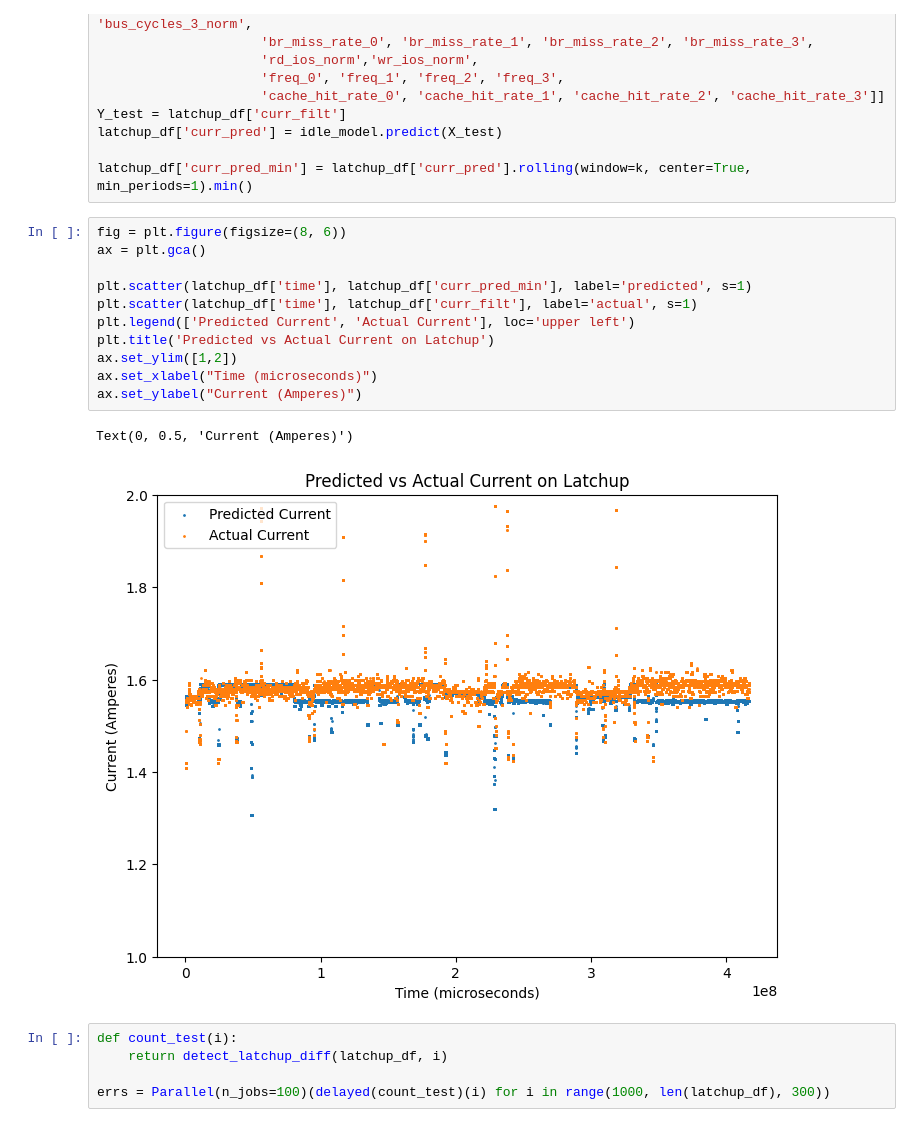
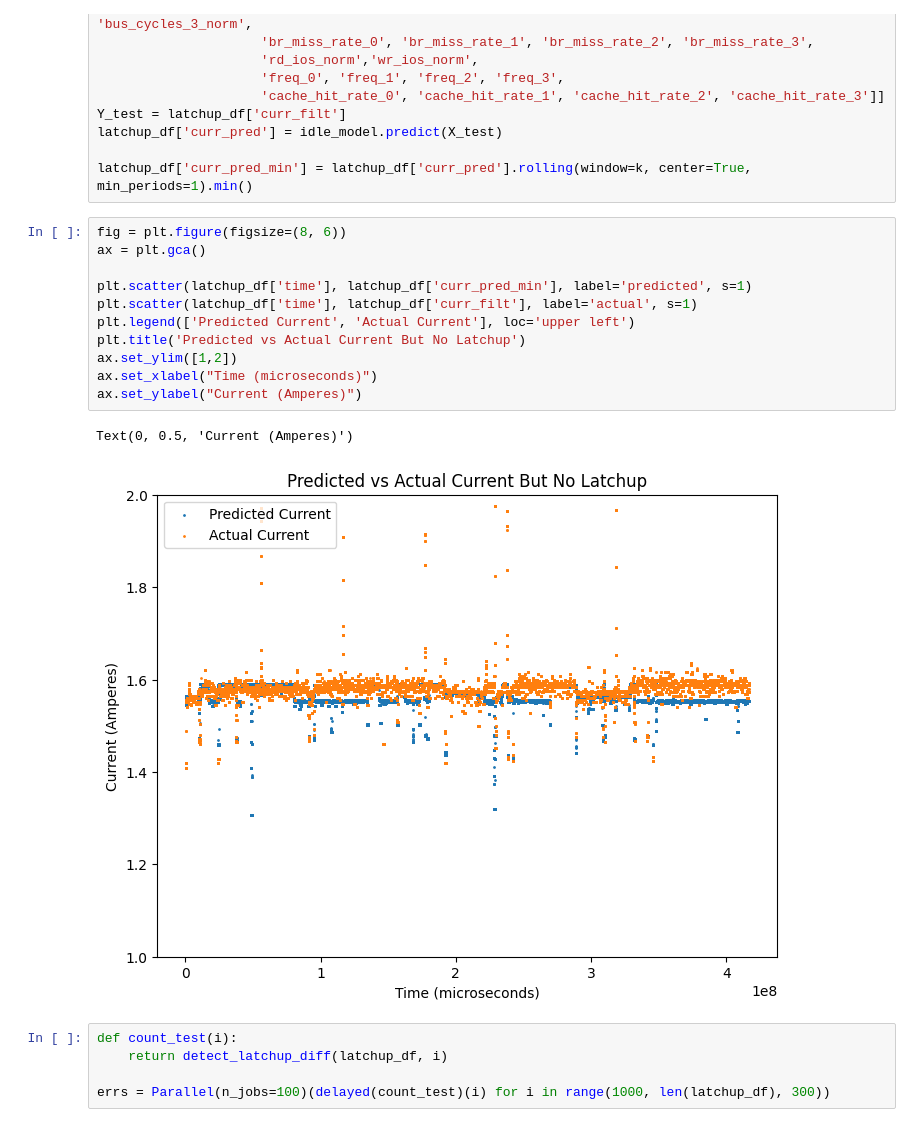
Before and after one commit to radshield/raspi-sel, a Jupyter notebook: analysis/perf_heuristic.ipynb, the cells around one changed output. Drawn from its saved outputs; the diff is of its cells as text.

```diff
--- a/analysis/perf_heuristic.ipynb
+++ b/analysis/perf_heuristic.ipynb
@@ -159,17 +159,17 @@ latchup_df['curr_pred_min'] = latchup_df['curr_pred'].rolling(window=k, center=T
 # %%
 fig = plt.figure(figsize=(8, 6))
 ax = plt.gca()
 
 plt.scatter(latchup_df['time'], latchup_df['curr_pred_min'], label='predicted', s=1)
 plt.scatter(latchup_df['time'], latchup_df['curr_filt'], label='actual', s=1)
 plt.legend(['Predicted Current', 'Actual Current'], loc='upper left')
-plt.title('Predicted vs Actual Current on Latchup')
+plt.title('Predicted vs Actual Current But No Latchup')
 ax.set_ylim([1,2])
 ax.set_xlabel("Time (microseconds)")
 ax.set_ylabel("Current (Amperes)")
 # %% [output]
 Text(0, 0.5, 'Current (Amperes)')
-[figure, old version]
+[figure, new version]
 # %%
 def count_test(i):
     return detect_latchup_diff(latchup_df, i)
```
Also changed, not shown: parts of 3 cells of this notebook.
